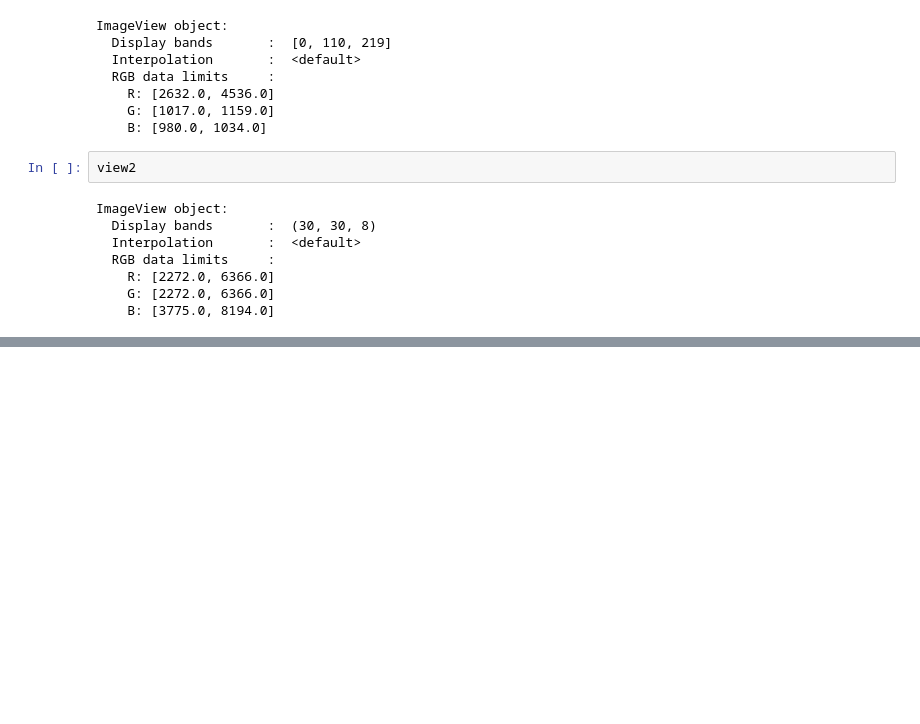
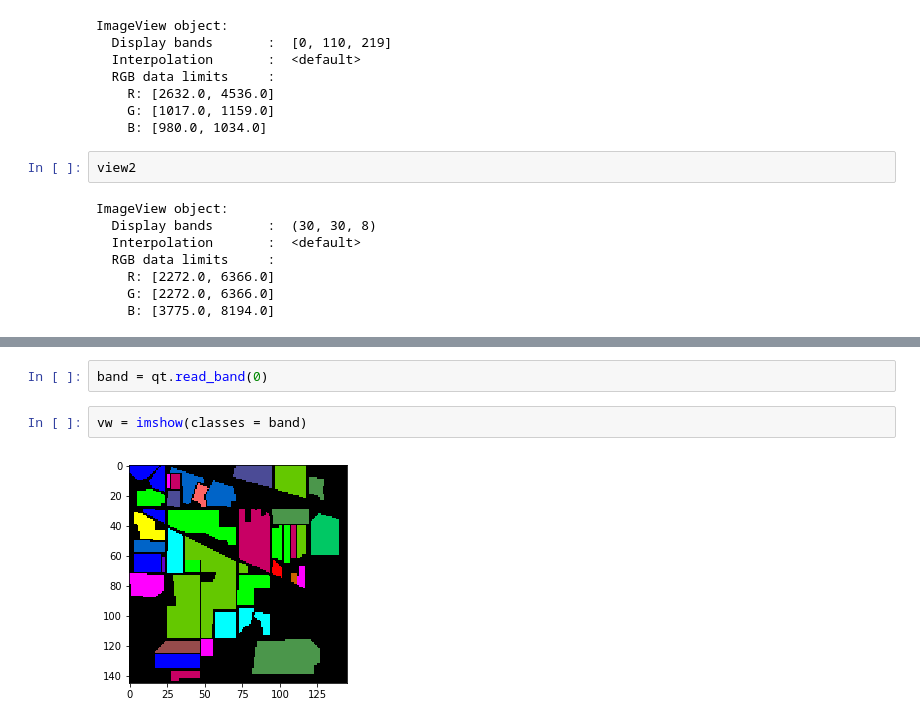
Before and after one commit to abhilash-neog/Hyperspectral-Image-Learning, a Jupyter notebook: Hyperspectral Image Processing/hyperspectralImageProcessing.ipynb, the cells around one changed output, grey strips where cells are left out. Drawn from its saved outputs; the diff is of its cells as text; blank space fills up the shorter version.

```diff
--- a/Hyperspectral Image Processing/hyperspectralImageProcessing.ipynb
+++ b/Hyperspectral Image Processing/hyperspectralImageProcessing.ipynb
@@ -146,0 +173,6 @@ ImageView object:
+# %%
+band = qt.read_band(0)
+# %%
+vw = imshow(classes = band)
+# %% [output]
+[figure, added]
```
Also changed, not shown: parts of 9 cells of this notebook, 2 other files.
